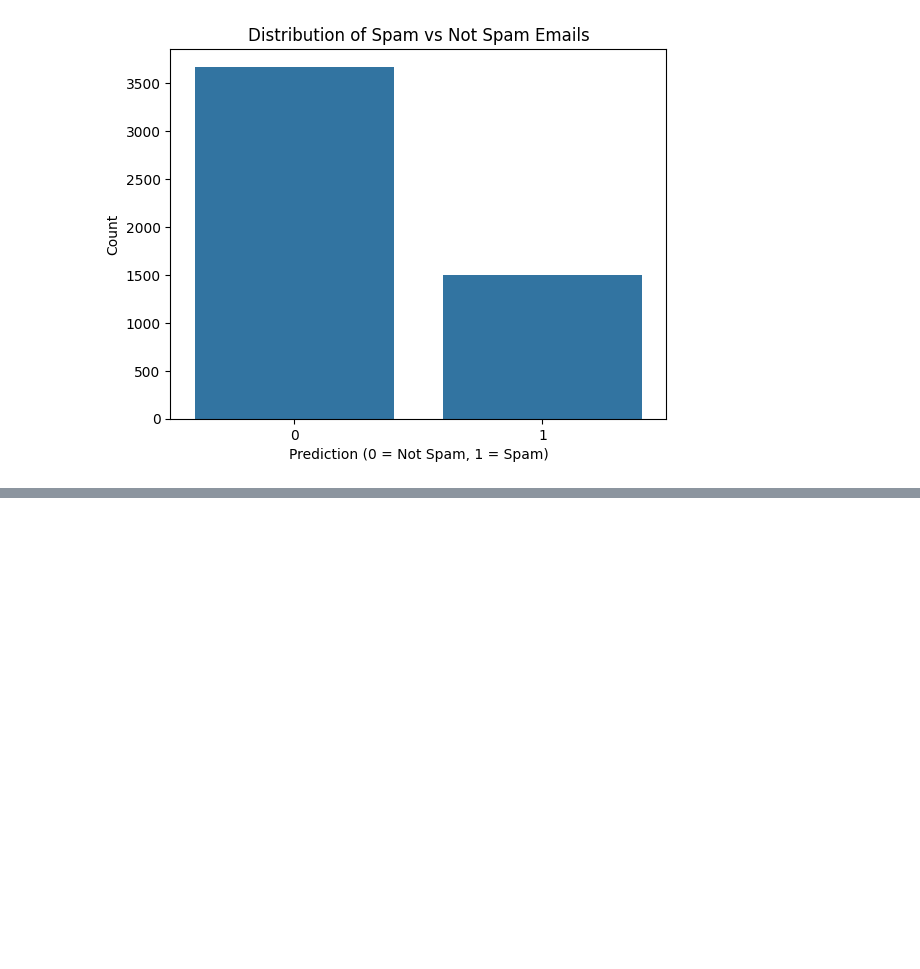
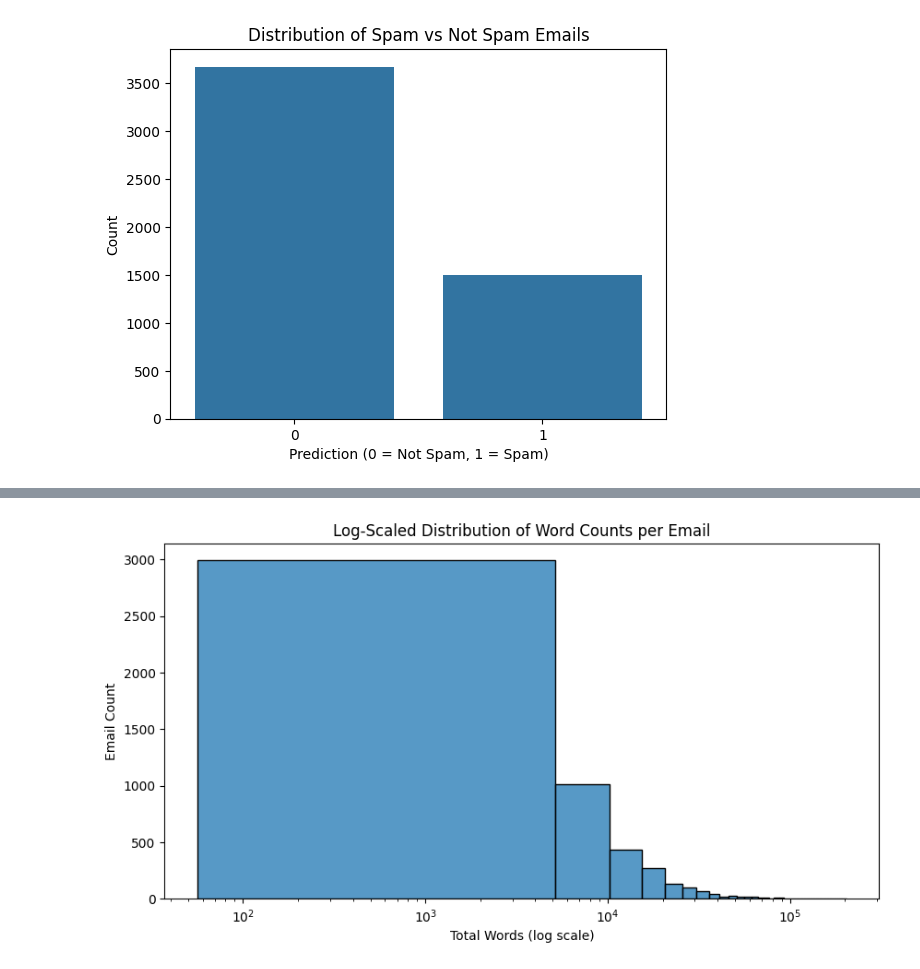
Before and after one commit to Kdeb2003/email-spam-detection, a Jupyter notebook: notebooks/01_EDA_spam_dataset.ipynb, the cells around one changed output, grey strips where cells are left out. Saved outputs shown, nothing was run; the diff lists cells and outputs as text; code cells hidden in the pictures; blank space fills up the shorter version.

```diff
--- a/notebooks/01_EDA_spam_dataset.ipynb
+++ b/notebooks/01_EDA_spam_dataset.ipynb
@@ -63,0 +99,10 @@ plt.show()
+# %%
+plt.figure(figsize=(10, 5))
+sns.histplot(df['total_words'], bins=40)
+plt.xscale('log')
+plt.title("Log-Scaled Distribution of Word Counts per Email")
+plt.xlabel("Total Words (log scale)")
+plt.ylabel("Email Count")
+plt.show()
+# %% [output]
+[figure, added]
```
Also changed, not shown: parts of 5 cells of this notebook.
